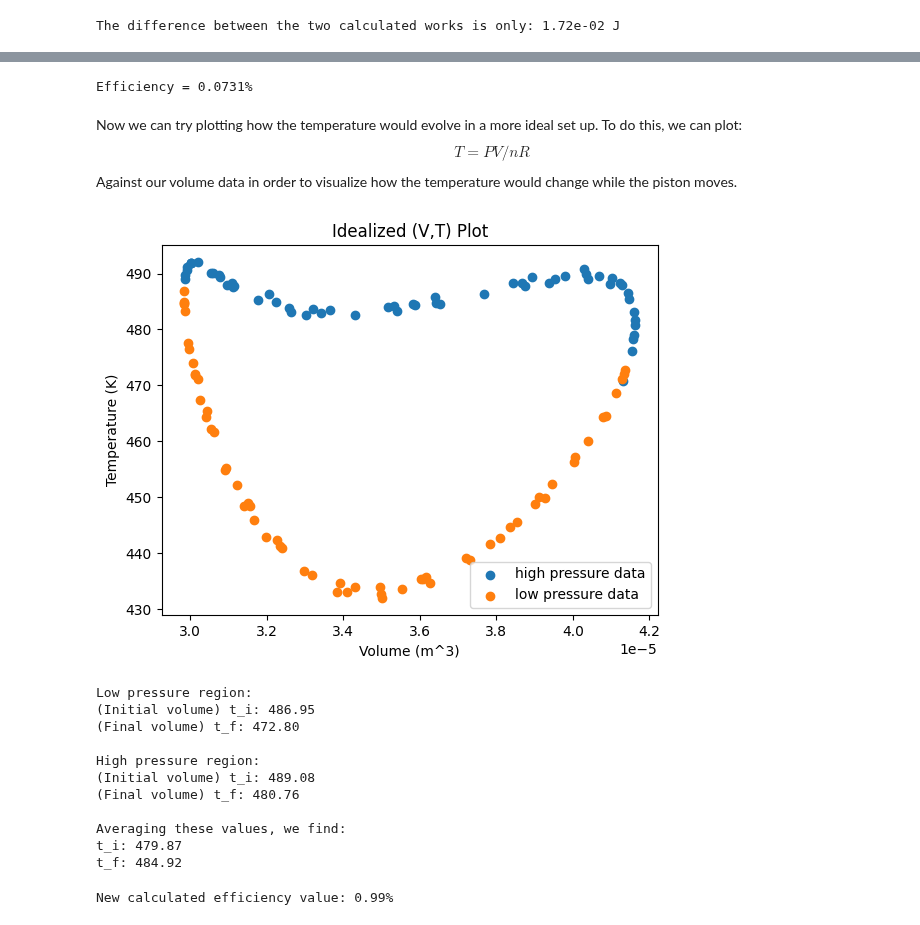
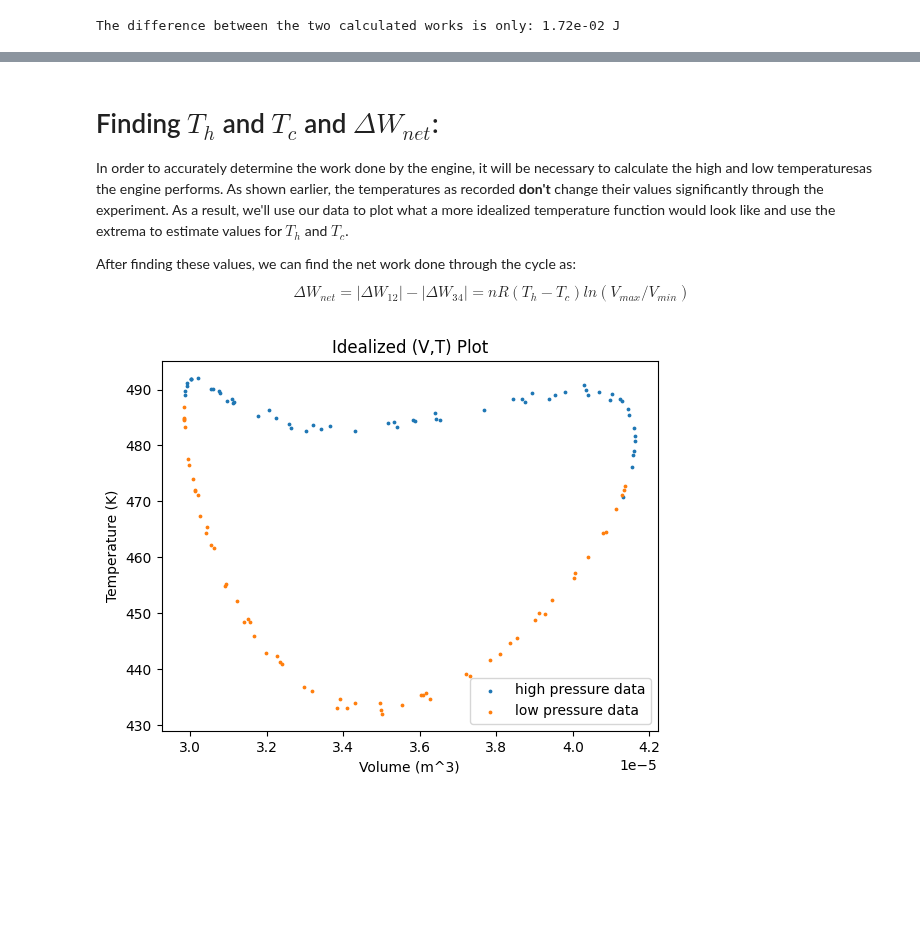
Before and after one commit to maraMaraschino/Adv-Lab, a Jupyter notebook: Stirling Engine/Lab/stirling-engine.ipynb, the cells around one changed output, grey strips where cells are left out. Cells and saved outputs as stored; diff of their text form; code cells hidden in the pictures; blank space fills up the shorter version.

```diff
--- a/Stirling Engine/Lab/stirling-engine.ipynb
+++ b/Stirling Engine/Lab/stirling-engine.ipynb
@@ -38,7 +27,7 @@ def work(v_i, v_f, n, T):
     work = n * R * T * (np.log(v_i/v_f))
     return work
 
-def efficiency(t_f, t_i, v_f, v_i, f):
+def delta_work(t_f, t_i, v_f, v_i, f):
     efficiency = (t_f - t_i)/(t_f + (f/2)*((t_f - t_i)/(np.log(v_f/v_i))))
     return efficiency
 
@@ -55,6 +44,12 @@ def fit_pressure(vol_data, press_data, t_est, n_est):
     temp_fit, n_fit = popt
     sigma_temp, sigma_n = np.sqrt(np.diag(pcov))
 
+    return temp_fit, sigma_temp, n_fit, sigma_n
+
+def graph_curve_fit(vol_data, press_data, t_est, n_est, filename):
+
+    temp_fit, sigma_temp, n_fit, sigma_n = fit_pressure(vol_data, press_data, t_est, n_est)
+
     # Use values to plot pressure function against data
     p_fitted = pressure_function(vol_data, temp_fit, n_fit)
 
@@ -62,13 +57,11 @@ def fit_pressure(vol_data, press_data, t_est, n_est):
     plt.plot(vol_data, p_fitted, label='Curve Fit', color='blue')
     plt.xlabel("Volume (m^3)")
     plt.ylabel("Pressure (Pa)")
-    plt.title("Data vs. curve_fit")
+    plt.title(f'T={temp_fit:.2f}K +/- {sigma_temp:.2e} K, n={n_fit:.2e} mols +/- {sigma_n:.2e} mols')
+    plt.savefig(filename)
     plt.legend()
     plt.show()
 
-    print(f'Estimated temperature: {temp_fit:.2f} K +/- {sigma_temp:.2e} K')
-    print(f'Estimated n: {n_fit:.2e} mol +/- {sigma_n:.2e} mol')
-
     return temp_fit, sigma_temp, n_fit, sigma_n
 # %%
 # Load data in dfs
@@ -190,12 +183,12 @@ sorted_hvolume_converted = np.array(sorted_hvolume)
 sorted_hvolume_converted = sorted_hvolume_converted / 1e6
 
 n_est = 0.0007
-low_temp_fit, low_sigma_temp, low_n_fit, low_sigma_n = fit_pressure(sorted_lvolume_converted, sorted_lpressure, avg_heater_temp, n_est)
+temp_fit, sigma_temp, low_n_fit, sigma_n = graph_curve_fit(sorted_lvolume_converted, sorted_lpressure, avg_heater_temp, n_est, "low pressure fit.png")
 
 v_i_low_press = np.min(sorted_lvolume_converted)
 v_f_low_press = np.max(sorted_lvolume_converted)
 
-high_temp_fit, high_sigma_temp, high_n_fit, high_sigma_n = fit_pressure(sorted_hvolume_converted, sorted_hpressure, avg_heater_temp, n_est)
+temp_fit, sigma_temp, high_n_fit, sigma_n = graph_curve_fit(sorted_hvolume_converted, sorted_hpressure, avg_heater_temp, n_est, "high pressure fit.png")
 
 v_i_high_press = np.min(sorted_hvolume_converted)
 v_f_high_press = np.max(sorted_hvolume_converted)
@@ -272,13 +251,6 @@ We can then plug in our values and calculate.
-# %%
-delta_T = 2 * heater_temp_std
-temp_f = avg_heater_temp + heater_temp_std
-f = 3
-
-result = delta_T/(temp_f + ((f / 3) * (delta_T/np.log(v_f_high_press/v_i_high_press))))
-print(f'Efficiency = {result * 100:.4f}%')
-# %% [output]
-Efficiency = 0.0731%
-# %% [markdown]
-Now we can try plotting how the temperature would evolve in a more ideal set up. To do this, we can plot:
-$$T = PV/nR$$
-Against our volume data in order to visualize how the temperature would change while the piston moves.
+# %% [markdown]
+# Finding $T_h$ and $T_c$ and $\Delta W_{net}$:
+In order to accurately determine the work done by the engine, it will be necessary to calculate the high and low temperaturesas the engine performs. As shown earlier, the temperatures as recorded **don't** change their values significantly through the experiment. As a result, we'll use our data to plot what a more idealized temperature function would look like and use the extrema to estimate values for $T_h$ and $T_c$.
+
+After finding these values, we can find the net work done through the cycle as:
+$$\Delta W_{net} = |\Delta W_{12}| - |\Delta W_{34}| = nR(T_h - T_c) ln(V_{max}/V_{min})$$
@@ -285,54 +261,17 @@ Against our volume data in order to visualize how the temperature would change w
 # %%
 low_press_temp_function = (sorted_lpressure * sorted_lvolume_converted) / (low_n_fit * R)
 
 high_press_temp_function = (sorted_hpressure * sorted_hvolume_converted) / (low_n_fit * R)
 
-plt.scatter(sorted_hvolume_converted, high_press_temp_function, label="high pressure data")
+plt.scatter(sorted_hvolume_converted, high_press_temp_function, s=3, label="high pressure data")
 plt.xlabel('Volume (m^3)')
 plt.ylabel('Temperature (K)')
 
-plt.scatter(sorted_lvolume_converted, low_press_temp_function, label="low pressure data")
+plt.scatter(sorted_lvolume_converted, low_press_temp_function, s=3, label="low pressure data")
 plt.xlabel('Volume (m^3)')
 plt.ylabel('Temperature (K)')
 plt.title("Idealized (V,T) Plot")
 plt.legend()
 plt.show()
-
-# Finding temperature values at low and high volumes
-
-low_min_vol_idx, low_max_vol_idx = np.argmin(sorted_lvolume_converted), np.argmax(sorted_lvolume_converted)
-high_min_vol_idx, high_max_vol_idx = np.argmin(sorted_hvolume_converted), np.argmax(sorted_hvolume_converted)
-
-low_min_vol_temp, low_max_vol_temp = low_press_temp_function[low_min_vol_idx], low_press_temp_function[low_max_vol_idx]
-high_min_vol_temp, high_max_vol_temp = high_press_temp_function[high_min_vol_idx], high_press_temp_function[high_max_vol_idx]
-
-print('Low pressure region:')
-print(f'(Initial volume) t_i: {low_min_vol_temp:.2f}\n(Final volume) t_f: {low_max_vol_temp:.2f}')
-print(f'\nHigh pressure region:')
-print(f'(Initial volume) t_i: {high_min_vol_temp:.2f}\n(Final volume) t_f: {high_max_vol_temp:.2f}')
-
-t_i = (low_min_vol_temp + low_max_vol_temp)/2
-t_f = (high_min_vol_temp + high_max_vol_temp)/2
-
-print(f'\nAveraging these values, we find:\nt_i: {t_i:.2f}\nt_f: {t_f:.2f}')
 # %% [output]
-[figure, old version]
+[figure, new version]
-Low pressure region:
-(Initial volume) t_i: 486.95
-(Final volume) t_f: 472.80
-
-High pressure region:
-(Initial volume) t_i: 489.08
-(Final volume) t_f: 480.76
-
-Averaging these values, we find:
-t_i: 479.87
-t_f: 484.92
-# %%
-# Finding efficiency with new temp values
-v_f = v_f_high_press
-v_i = v_i_high_press
-result = efficiency(t_f, t_i, v_f, v_i, float(f))
-print(f'New calculated efficiency value: {result * 100:.2f}%')
-# %% [output]
-New calculated efficiency value: 0.99%
```
Also changed, not shown: parts of 12 cells of this notebook, 3 other files.
